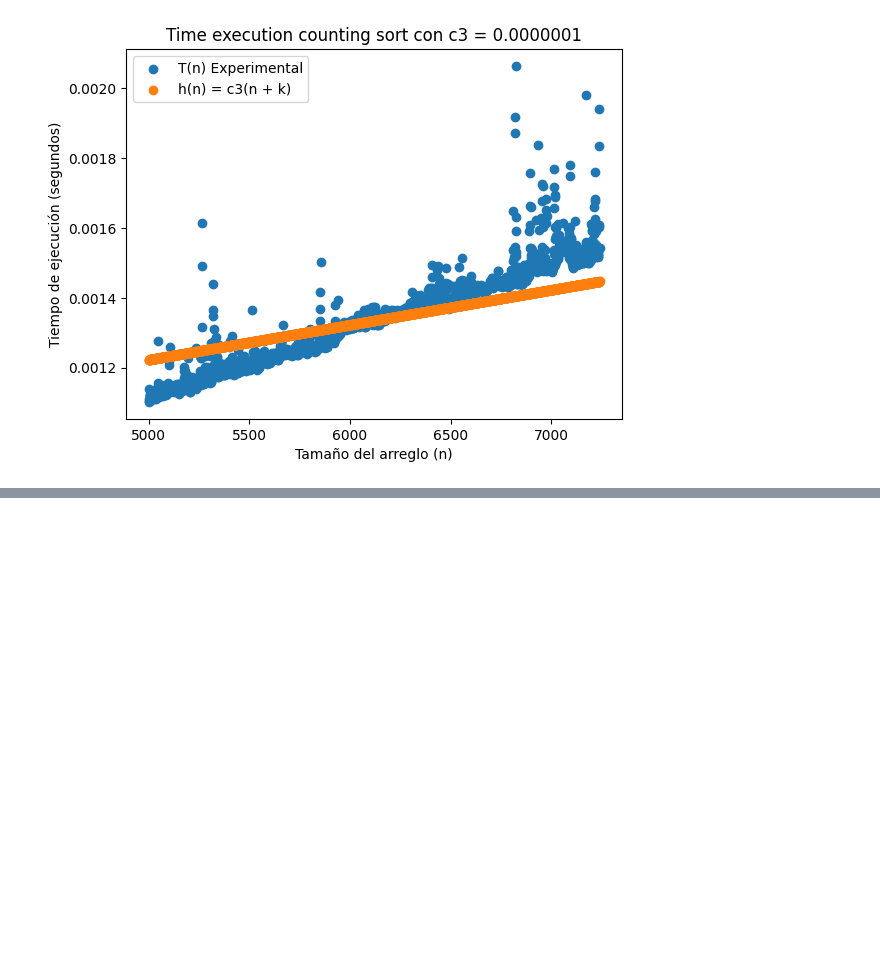
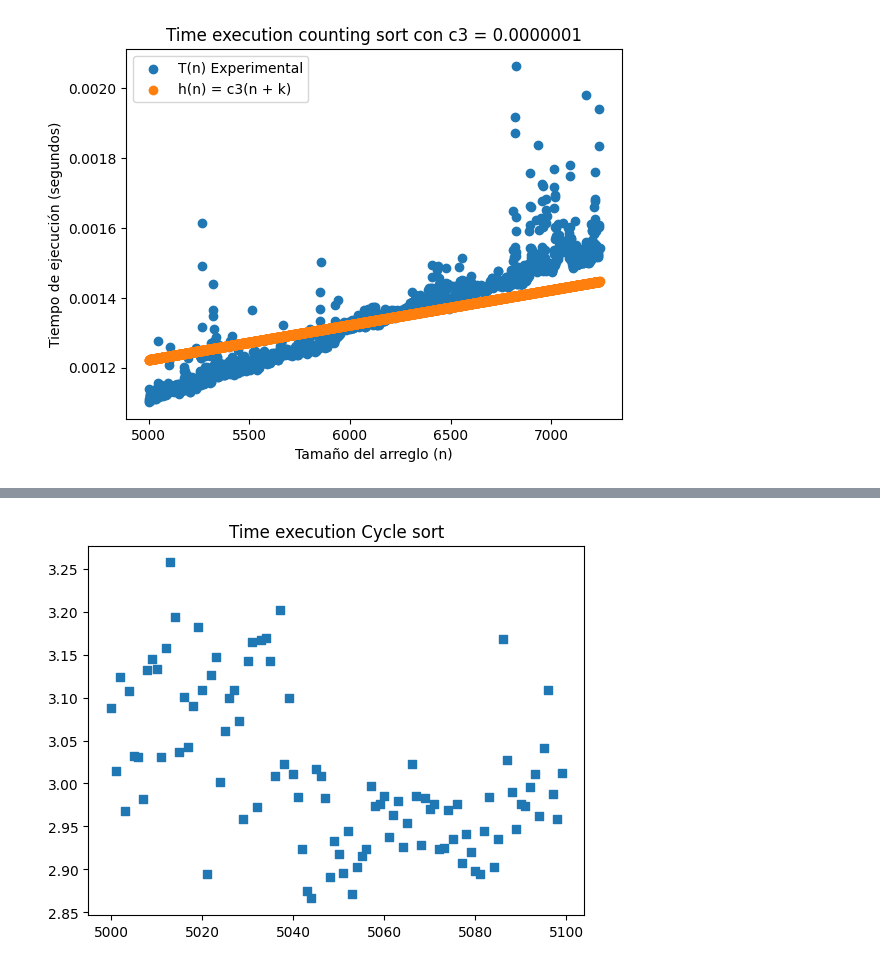
Before and after one commit to MateoG404/Algorithms, a Jupyter notebook: Taller 2/PuntoB/PuntoB.ipynb, the cells around one changed output, grey strips where cells are left out. Cells and saved outputs as stored; diff of their text form; code cells hidden in the pictures; blank space fills up the shorter version.

```diff
--- a/Taller 2/PuntoB/PuntoB.ipynb
+++ b/Taller 2/PuntoB/PuntoB.ipynb
@@ -268,0 +230,22 @@ plt.show()
+# %%
+time_inicial = time.time()  # Tiempo inicio
+
+time_final = time.time() - time_inicial
+n_cycle = 5000
+
+# DataFrame para guardar la media de tiempo de ejecucion para cada n experimento
+time_sort_cycle = []
+while time_final < 300:#300
+
+    tiempo_experimentol_inicial = time.time()
+
+    unsorted_array = np.random.randint(1,5000,n_cycle)
+    sorted_array = cycle_sort(unsorted_array)
+
+    # Agregar tiempo de ejecucion para cada subexperimento de n
+    # calcular promedio de cada subexperimento
+
+    time_sort_cycle.append(time.time() - tiempo_experimentol_inicial)
+
+    time_final = time.time() - time_inicial
+    n_cycle += 1
@@ -268,0 +266,10 @@ plt.show()
+# %%
+
+plt.scatter(df_cycle_sort['Size'],df_cycle_sort['Time Execution'],marker = "s",label = "first")
+plt.title("Time execution Cycle sort")
+#plt.ylim(df_cycle_sort['Time Execution'].min(),4)
+#plt.xlim(5000, n_merge + 2)
+
+plt.show()
+# %% [output]
+[figure, added]
```
Also changed, not shown: parts of 17 cells of this notebook, 8 other files.
